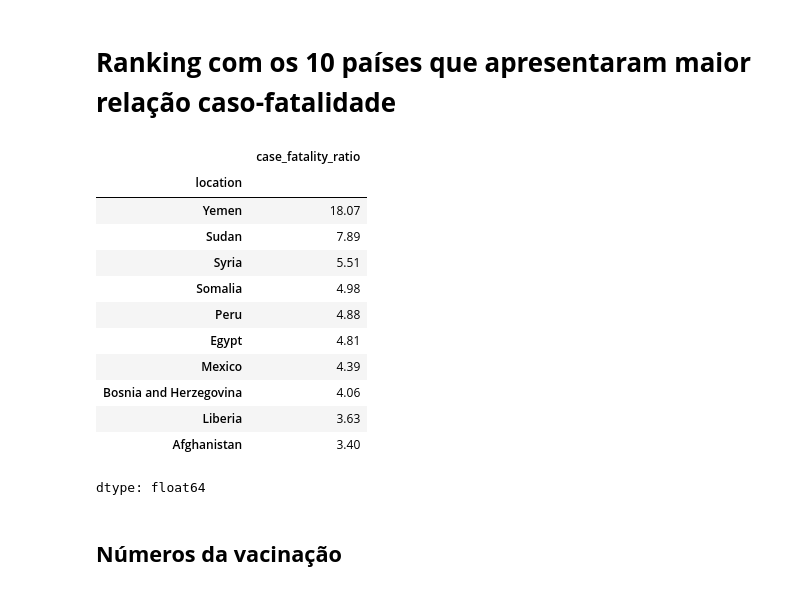
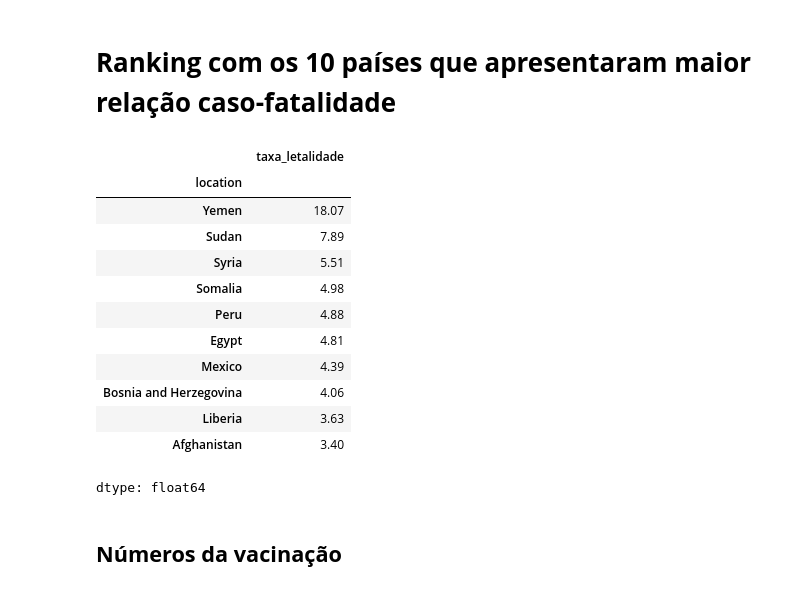
Before and after one commit to LRLeite/Data-Analytics, a Jupyter notebook: Projeto COVID-19/covid_19.ipynb, the cells around one changed output. Saved outputs shown, nothing was run; the diff lists cells and outputs as text; code cells hidden in the pictures.

```diff
--- a/Projeto COVID-19/covid_19.ipynb
+++ b/Projeto COVID-19/covid_19.ipynb
@@ -205,3 +209,9 @@ df.groupby('location')['total_vaccinations'].max()[df.groupby('location')['total
+# %%
+#Identificar as localizações onde o continente é NaN
+locations_without_continent = df['location'].loc[df['continent'].isna()].unique()
+
+#Remove os dados agregados por continente do dataset principal
+df = df[df.location.isin(locations_without_continent) == False]
 # %% [markdown]
 # **Análise de Dados**
 Esta seção se dedica à análise dos dados de COVID-19, com foco em tendências globais e específicas.
@@ -452,9 +484,10 @@ case_fatality_ratio = case_fatality_ratio.loc[(case_fatality_ratio['total_cases'
 # %%
-case_fatality_ratio = df_ranking.groupby('location')[['total_cases', 'total_deaths']].max()
-case_fatality_ratio['case_fatality_ratio'] = round((case_fatality_ratio['total_deaths']/case_fatality_ratio['total_cases']) * 100, 2)
-case_fatality_ratio['case_fatality_ratio'].sort_values(ascending = False).head(10)
+#Selecionar o último valor informado por cada país
+taxa_letalidade_location = df.groupby('location')[['total_cases', 'total_deaths']].max()
+taxa_letalidade_location['taxa_letalidade'] = round((taxa_letalidade_location['total_deaths']/taxa_letalidade_location['total_cases']) * 100, 2)
+taxa_letalidade_location['taxa_letalidade'].sort_values(ascending = False).head(10)
 # %% [output]
-|  | case_fatality_ratio |
+|  | taxa_letalidade |
 | location |  |
 | Yemen | 18.07 |
 | Sudan | 7.89 |
```
Also changed, not shown: parts of 34 cells of this notebook.
